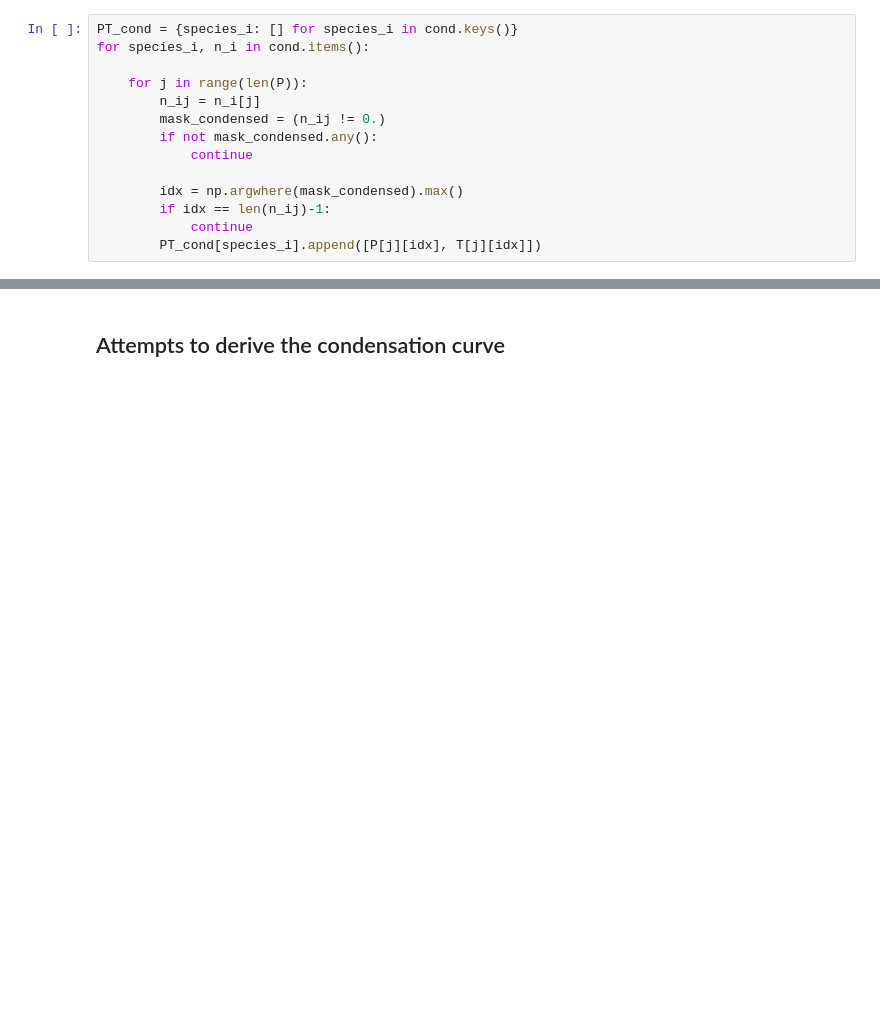
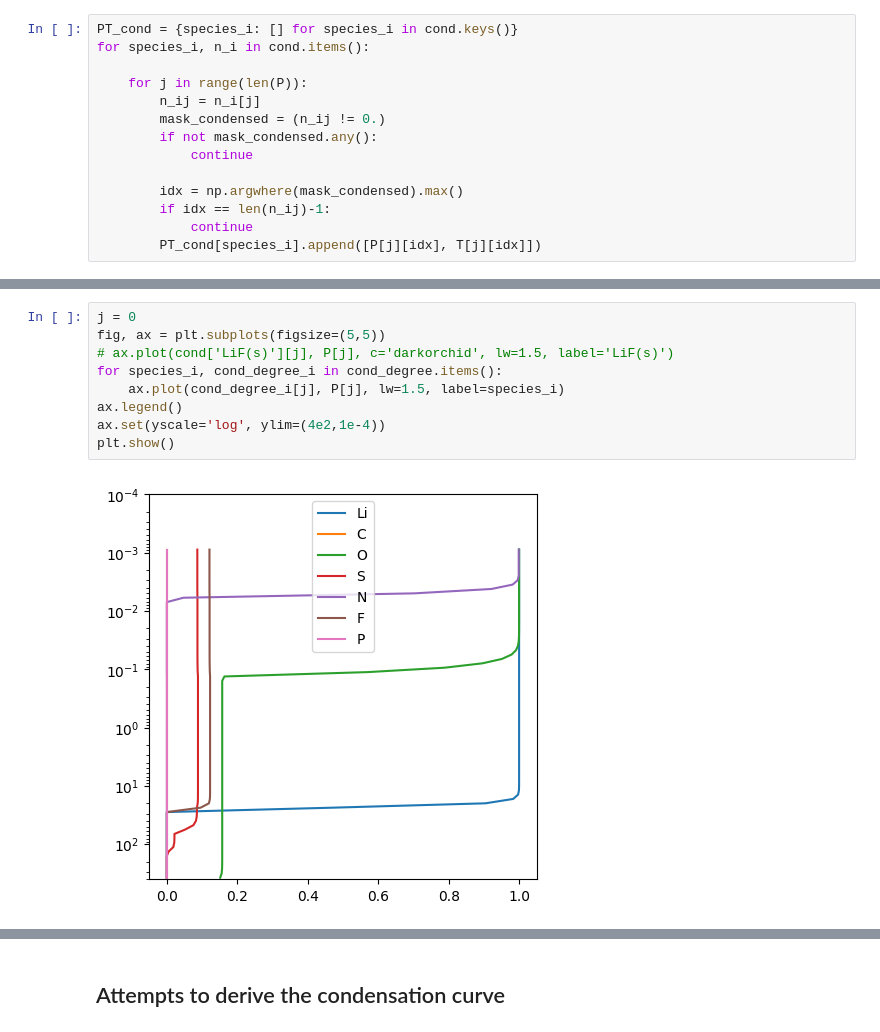
Before and after one commit to samderegt/retrieval_base, a Jupyter notebook: Luhman_16/figures/plot_HF_VMR.ipynb, the cells around one changed output, grey strips where cells are left out. Cells and saved outputs as stored; diff of their text form; blank space fills up the shorter version.

```diff
--- a/Luhman_16/figures/plot_HF_VMR.ipynb
+++ b/Luhman_16/figures/plot_HF_VMR.ipynb
@@ -390,0 +427,11 @@ plt.show()
+# %%
+j = 0
+fig, ax = plt.subplots(figsize=(5,5))
+# ax.plot(cond['LiF(s)'][j], P[j], c='darkorchid', lw=1.5, label='LiF(s)')
+for species_i, cond_degree_i in cond_degree.items():
+    ax.plot(cond_degree_i[j], P[j], lw=1.5, label=species_i)
+ax.legend()
+ax.set(yscale='log', ylim=(4e2,1e-4))
+plt.show()
+# %% [output]
+[figure, added]
```
Also changed, not shown: parts of 14 cells of this notebook, 2 other files.
